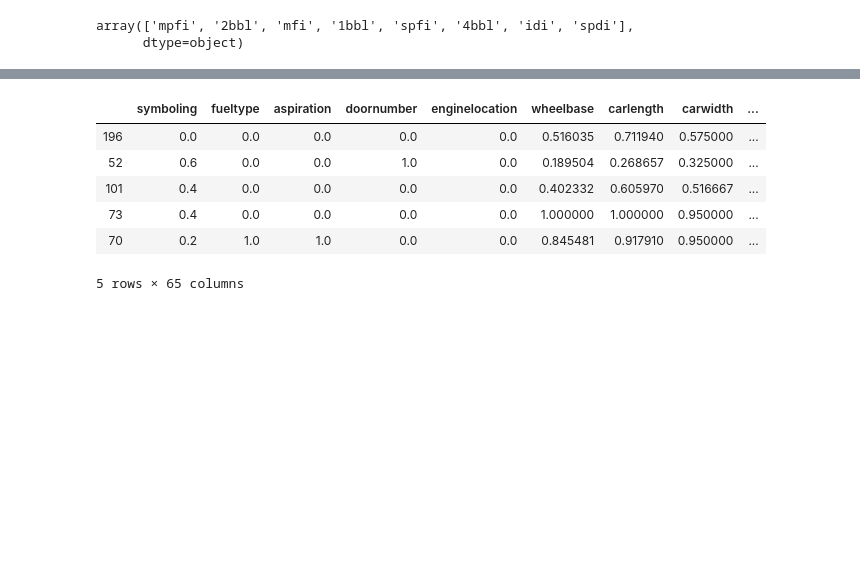
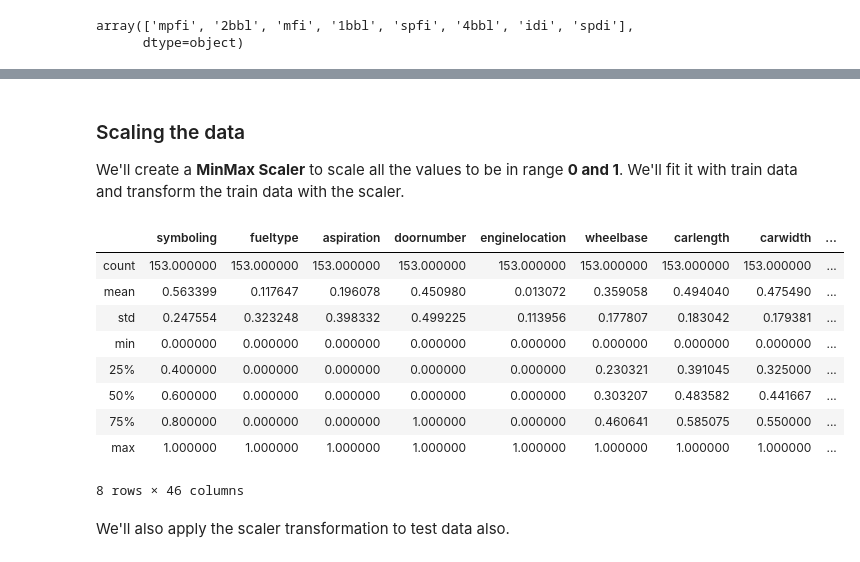
Before and after one commit to vivekav-96/UpGrad-PGDML, a Jupyter notebook: Assignment-LinearRegression/car_price_assignment.ipynb, the cells around one changed output, grey strips where cells are left out. Saved outputs shown, nothing was run; the diff lists cells and outputs as text; code cells hidden in the pictures; blank space fills up the shorter version.

```diff
--- a/Assignment-LinearRegression/car_price_assignment.ipynb
+++ b/Assignment-LinearRegression/car_price_assignment.ipynb
@@ -112,0 +180,5 @@ set(data.CarName)
+# %%
+# Categorize these cars into price buckets
+data['price_bucket'] = ''
+data.price_bucket = data.CarName.apply(find_price_bucket)
+data.head(15)
@@ -112,0 +203,4 @@ set(data.CarName)
+# %%
+# Popping off CarName variable as it is not needed anymore
+data.pop('CarName')
+data.head()
@@ -325,2 +480,9 @@ Dummies for other categorical variables
 
 I choose to treat the `symboling` categorical variable as a numerical variable since it is a ordered and numerical anyway.
+# %%
+dummy_carbody = pd.get_dummies(data['carbody'])
+dummy_drivewheel = pd.get_dummies(data['drivewheel'])
+dummy_enginetype = pd.get_dummies(data['enginetype'])
+dummy_cylindernumber = pd.get_dummies(data['cylindernumber'], prefix='n_cyl')
+dummy_fuelsystem = pd.get_dummies(data['fuelsystem'])
+dummy_price_bucket = pd.get_dummies(data['price_bucket'])
@@ -327,42 +497,26 @@ I choose to treat the `symboling` categorical variable as a numerical variable s
 # %%
-dummy_carname = pd.get_dummies(data['CarName'])
-dummy_carbody = pd.get_dummies(data['carbody'])
-dummy_drivewheel = pd.get_dummies(data['drivewheel'])
-dummy_enginetype = pd.get_dummies(data['enginetype'])
-dummy_cylindernumber = pd.get_dummies(data['cylindernumber'], prefix='n_cyl')
-dummy_fuelsystem = pd.get_dummies(data['fuelsystem'])
-
-# instead of dropping every first column, I choose to drop specific columns based on just gut feeling of importance.
-# mercury from dummy_carname
-# hatchback from dummy_carbody
-# 4wd from dummy_drivewheel
-# dohcv from dummy_enginetype
-# n_cyl_three from dummy_cylindernumber
-# spfi from dummy_fuelsystem
-
-
 # dropping
-dummy_carname.pop('mercury')
 dummy_carbody.pop('hatchback')
 dummy_drivewheel.pop('4wd')
 dummy_enginetype.pop('dohcv')
 dummy_cylindernumber.pop('n_cyl_three')
 dummy_fuelsystem.pop('spfi')
+dummy_price_bucket.pop('budget_car')
+
 
 # concatenating all the dummy dataframes to our main dataframe and create a new master dataframe
-master = pd.concat([data, dummy_carname, dummy_carbody, dummy_drivewheel, dummy_enginetype,
-          dummy_cylindernumber, dummy_fuelsystem], axis=1)
-master.columns
+master = pd.concat([data, dummy_carbody, dummy_drivewheel, dummy_enginetype,
+          dummy_cylindernumber, dummy_fuelsystem, dummy_price_bucket], axis=1)
 
 # since we've added dummy variables for all categorical variables listed above, we don't need them in our dataset anymore.
 # so we can pop them off our master dataframe.
 
-master.pop('CarName')
 master.pop('carbody')
 master.pop('drivewheel')
 master.pop('enginetype')
 master.pop('cylindernumber')
 master.pop('fuelsystem')
+master.pop('price_bucket')
 
 master.columns
 # %% [output]
@@ -403,14 +557,23 @@ train_data.head()
+# %% [markdown]
+### Scaling the data
+
+We'll create a **MinMax Scaler** to scale all the values to be in range **0 and 1**. We'll fit it with train data and transform the train data with the scaler.
 # %%
 scaler = MinMaxScaler()
 train_data.loc[:, train_data.columns] = scaler.fit_transform(train_data.loc[:, train_data.columns])
-train_data.head()
+train_data.describe()
 # %% [output]
 |  | symboling | fueltype | aspiration | doornumber | enginelocation | wheelbase | carlength | carwidth | ... |
-| 196 | 0.0 | 0.0 | 0.0 | 0.0 | 0.0 | 0.516035 | 0.711940 | 0.575000 | ... |
-| 52 | 0.6 | 0.0 | 0.0 | 1.0 | 0.0 | 0.189504 | 0.268657 | 0.325000 | ... |
-| 101 | 0.4 | 0.0 | 0.0 | 0.0 | 0.0 | 0.402332 | 0.605970 | 0.516667 | ... |
-| 73 | 0.4 | 0.0 | 0.0 | 0.0 | 0.0 | 1.000000 | 1.000000 | 0.950000 | ... |
-| 70 | 0.2 | 1.0 | 1.0 | 0.0 | 0.0 | 0.845481 | 0.917910 | 0.950000 | ... |
+| count | 153.000000 | 153.000000 | 153.000000 | 153.000000 | 153.000000 | 153.000000 | 153.000000 | 153.000000 | ... |
+| mean | 0.563399 | 0.117647 | 0.196078 | 0.450980 | 0.013072 | 0.359058 | 0.494040 | 0.475490 | ... |
+| std | 0.247554 | 0.323248 | 0.398332 | 0.499225 | 0.113956 | 0.177807 | 0.183042 | 0.179381 | ... |
+| min | 0.000000 | 0.000000 | 0.000000 | 0.000000 | 0.000000 | 0.000000 | 0.000000 | 0.000000 | ... |
+| 25% | 0.400000 | 0.000000 | 0.000000 | 0.000000 | 0.000000 | 0.230321 | 0.391045 | 0.325000 | ... |
+| 50% | 0.600000 | 0.000000 | 0.000000 | 0.000000 | 0.000000 | 0.303207 | 0.483582 | 0.441667 | ... |
+| 75% | 0.800000 | 0.000000 | 0.000000 | 1.000000 | 0.000000 | 0.460641 | 0.585075 | 0.550000 | ... |
+| max | 1.000000 | 1.000000 | 1.000000 | 1.000000 | 1.000000 | 1.000000 | 1.000000 | 1.000000 | ... |
-5 rows × 65 columns
+8 rows × 46 columns
+# %% [markdown]
+We'll also apply the scaler transformation to test data also.
 # %%
 test_data.loc[:, test_data.columns] = scaler.transform(test_data.loc[:, test_data.columns])
```
Also changed, not shown: parts of 74 cells of this notebook, 1 other file.
